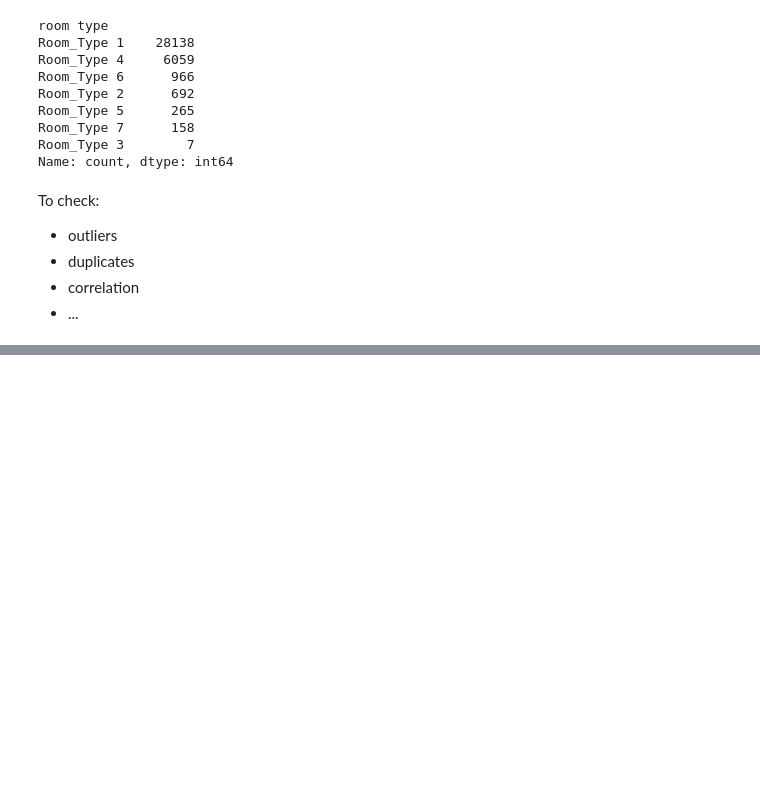
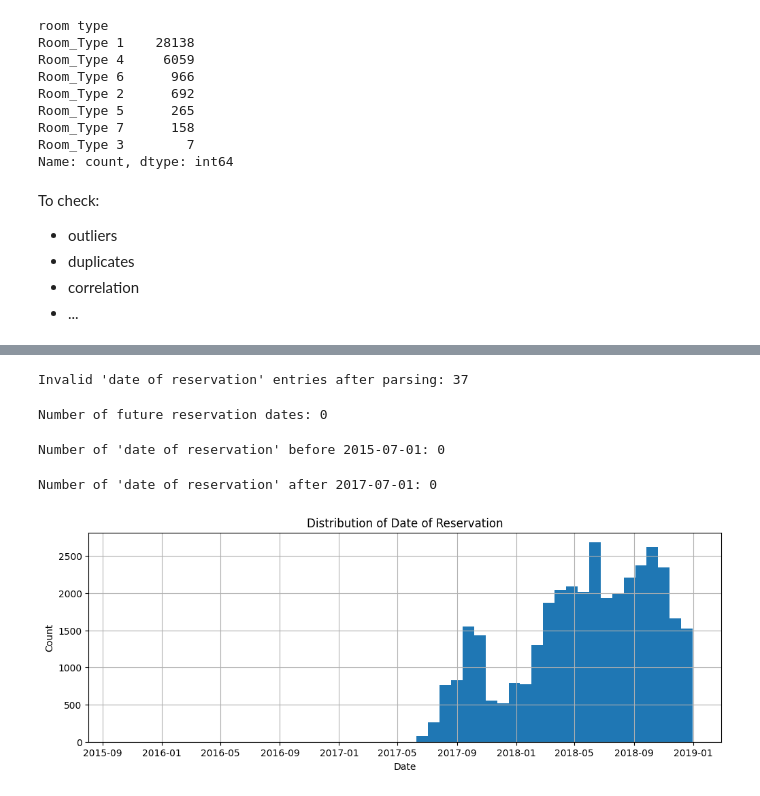
Before and after one commit to liza-no/MLOps_project, a Jupyter notebook: project_mlops/notebooks/Data Exploration.ipynb, the cells around one changed output, grey strips where cells are left out. Drawn from its saved outputs; the diff is of its cells as text; code cells hidden in the pictures; blank space fills up the shorter version.

```diff
--- a/project_mlops/notebooks/Data Exploration.ipynb
+++ b/project_mlops/notebooks/Data Exploration.ipynb
@@ -3,5 +8,5 @@ import pandas as pd
 # %%
-df = pd.read_csv('C:/Users/Asus/Documents/GitHub/MLOps/project_mlops/data/01_raw/booking.csv')
+df = pd.read_csv('../data/01_raw/booking.csv')
 # %%
 df
 # %% [output]
@@ -112,0 +189,4 @@ To check:
+# %%
+# first, we will convert the column values to datetime
+df['date of reservation'] = pd.to_datetime(df['date of reservation'], errors='coerce')
+df.head()
@@ -112,0 +200,32 @@ To check:
+# %%
+# checking for invalid dates
+invalid_dates = df['date of reservation'].isna().sum()
+print(f"Invalid 'date of reservation' entries after parsing: {invalid_dates}")
+# %% [output]
+Invalid 'date of reservation' entries after parsing: 37
+# %%
+today = pd.Timestamp(datetime.today().date())
+future_dates = (df['date of reservation'] > today).sum()
+print(f"Number of future reservation dates: {future_dates}")
+# %% [output]
+Number of future reservation dates: 0
+# %%
+old_dates = (df['date of reservation'] < pd.Timestamp('2015-10-02')).sum()
+print(f"Number of 'date of reservation' before 2015-07-01: {old_dates}")
+# %% [output]
+Number of 'date of reservation' before 2015-07-01: 0
+# %%
+recent_dates = (df['date of reservation'] > pd.Timestamp('2018-12-31')).sum()
+print(f"Number of 'date of reservation' after 2017-07-01: {recent_dates}")
+# %% [output]
+Number of 'date of reservation' after 2017-07-01: 0
+# %%
+# plotting histogram of reservation dates
+plt.figure(figsize=(12,4))
+df['date of reservation'].hist(bins=50)
+plt.title("Distribution of Date of Reservation")
+plt.xlabel("Date")
+plt.ylabel("Count")
+plt.show()
+# %% [output]
+[figure, added]
```
Also changed, not shown: parts of 42 cells of this notebook.
